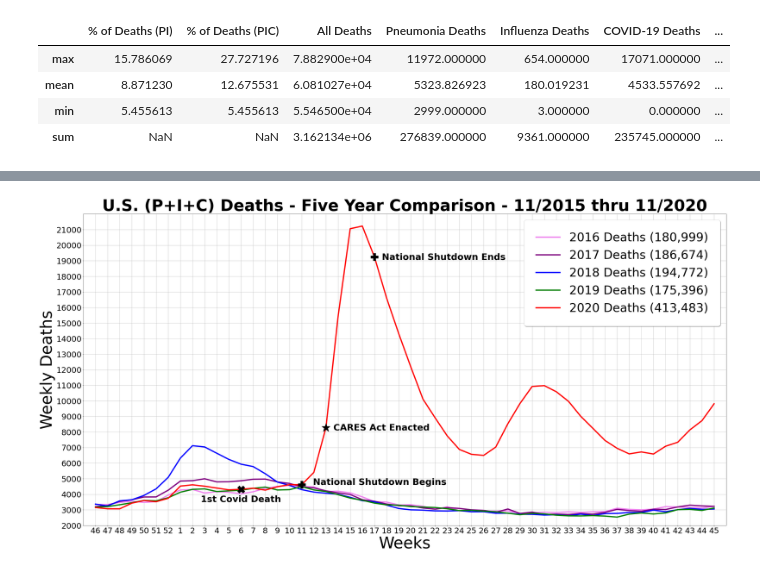
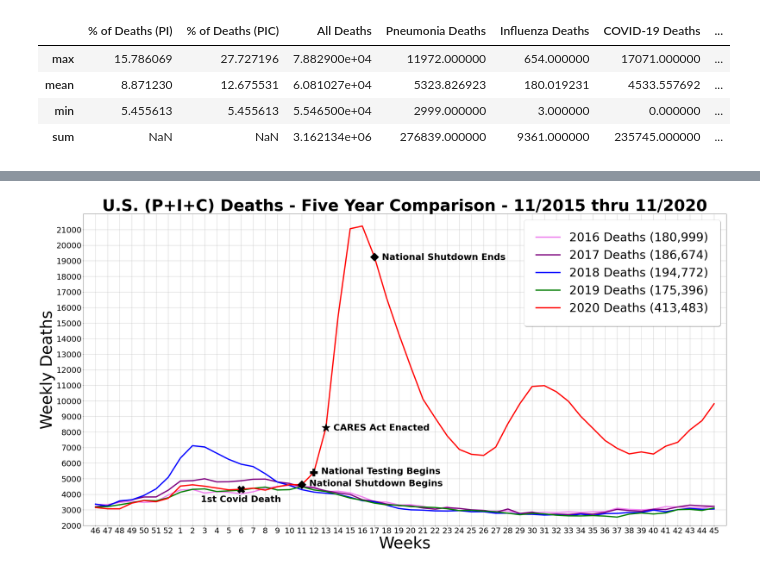
Before and after one commit to chadmilburn/COVID, a Jupyter notebook: flu_covid_analysis.ipynb, the cells around one changed output, grey strips where cells are left out. Cells and saved outputs as stored; diff of their text form; code cells hidden in the pictures.

```diff
--- a/flu_covid_analysis.ipynb
+++ b/flu_covid_analysis.ipynb
@@ -387,7 +412,7 @@ plt.ylabel("Weekly Deaths", fontsize=64)
 
 # Set The Limits For The X And Y Axis
 plt.xlim(-1,40)
-plt.ylim(0, 18000)
+plt.ylim(-1000, 18000)
 
 # Set A Grid For The Chart
 plt.grid()
@@ -397,19 +422,27 @@ plt.xticks(fontsize=32)
 plt.yticks(np.arange(0, 18000, step=1000), fontsize=32)
 
 # Set Figure Chart Size
-plt.rcParams["figure.figsize"] = [40,20]
+plt.rcParams["figure.figsize"] = [100,50]
 
 # Add National Shutdown Starting and Ending Point To Chart
-plt.annotate("National Shutdown Begins", (5, 56), textcoords="offset points", xytext=(55,10), ha='left', fontsize=36, weight='bold')
-plt.plot(5, 56, marker="P", ms=30, color="k")
+plt.annotate("National Shutdown Begins", (5, 56), textcoords="offset points", xytext=(10,-40), ha='left', fontsize=36, weight='bold')
+plt.plot(5, 56, marker="D", ms=24, color="k")
 plt.annotate("National Shutdown Ends", (11, 15427), textcoords="offset points", xytext=(30,-10), ha='left', fontsize=36, weight='bold')
-plt.plot(11, 15427, marker="P", ms=30, color="k")
+plt.plot(11, 15427, marker="D", ms=24, color="k")
+
+# Add National Testing Starting To Chart
+plt.annotate("National Testing Begins", (6, 571), textcoords="offset points", xytext=(30,-10), ha='left', fontsize=36, weight='bold')
+plt.plot(6, 571, marker="P", ms=30, color="k")
 
 # Add CARES Act Enactment To Chart
 plt.annotate("CARES Act Enacted", (7, 3155), textcoords="offset points", xytext=(30,-10), ha='left', fontsize=36, weight='bold')
 plt.plot(7, 3155, marker="*", ms=36, color="k")
 
+plt.tight_layout()
+
+# Save Plot As .png File
+plt.savefig("Covid-19 Deaths.png")
+
 # Show The Chart
-plt.tight_layout()
 plt.show()
 # %% [output]
@@ -439,36 +472,44 @@ plt.legend(handles=[deaths_2016, deaths_2017, deaths_2018, deaths_2019, deaths_2
 plt.xlabel("Weeks", fontsize=64)
 plt.ylabel("Weekly Deaths", fontsize=64)
 
 # Set The Limits For The X And Y Axis
 plt.xlim(-1,52)
 plt.ylim(2000,22000)
 
 # Set A Grid For The Chart
 plt.grid()
 
 # Adjust Fontsize And Scale For The X And Y Axis
 plt.xticks(fontsize=32)
 plt.yticks(np.arange(2000, 22000, step=1000), fontsize=32)
 
 # Set Figure Chart Size
-plt.rcParams["figure.figsize"] = [40,20]
+plt.rcParams["figure.figsize"] = [100,50]
 
 # Add Covid-19 Starting Point To Chart
 plt.annotate("1st Covid Death", (12, 4320), textcoords="offset points", xytext=(0,-50), ha='center', fontsize=36, weight='bold')
 plt.plot(12, 4320, marker="X", ms=30, color="k")
 
 # Add National Shutdown Starting and Ending Point To Chart
-plt.annotate("National Shutdown Begins", (17, 4613), textcoords="offset points", xytext=(45,0), ha='left', fontsize=36, weight='bold')
-plt.plot(17, 4613, marker="P", ms=30, color="k")
+plt.annotate("National Shutdown Begins", (17, 4613), textcoords="offset points", xytext=(30,-5), ha='left', fontsize=36, weight='bold')
+plt.plot(17, 4613, marker="D", ms=24, color="k")
 plt.annotate("National Shutdown Ends", (23, 19237), textcoords="offset points", xytext=(30,-10), ha='left', fontsize=36, weight='bold')
-plt.plot(23, 19237, marker="P", ms=30, color="k")
+plt.plot(23, 19237, marker="D", ms=24, color="k")
+
+# Add National Testing Starting To Chart
+plt.annotate("National Testing Begins", (18, 5401), textcoords="offset points", xytext=(30,-5), ha='left', fontsize=36, weight='bold')
+plt.plot(18, 5401, marker="P", ms=30, color="k")
 
 # Add CARES Act Enactment To Chart
 plt.annotate("CARES Act Enacted", (19, 8276), textcoords="offset points", xytext=(30,-10), ha='left', fontsize=36, weight='bold')
 plt.plot(19, 8276, marker="*", ms=36, color="k")
 
+plt.tight_layout()
+
+# Save Plot As .png File
+plt.savefig("PIC Deaths.png")
+
 # Show The Chart
-plt.tight_layout()
 plt.show()
 # %% [output]
-[figure, old version]
+[figure, new version]
```
Also changed, not shown: parts of 18 cells of this notebook, 8 other files.
